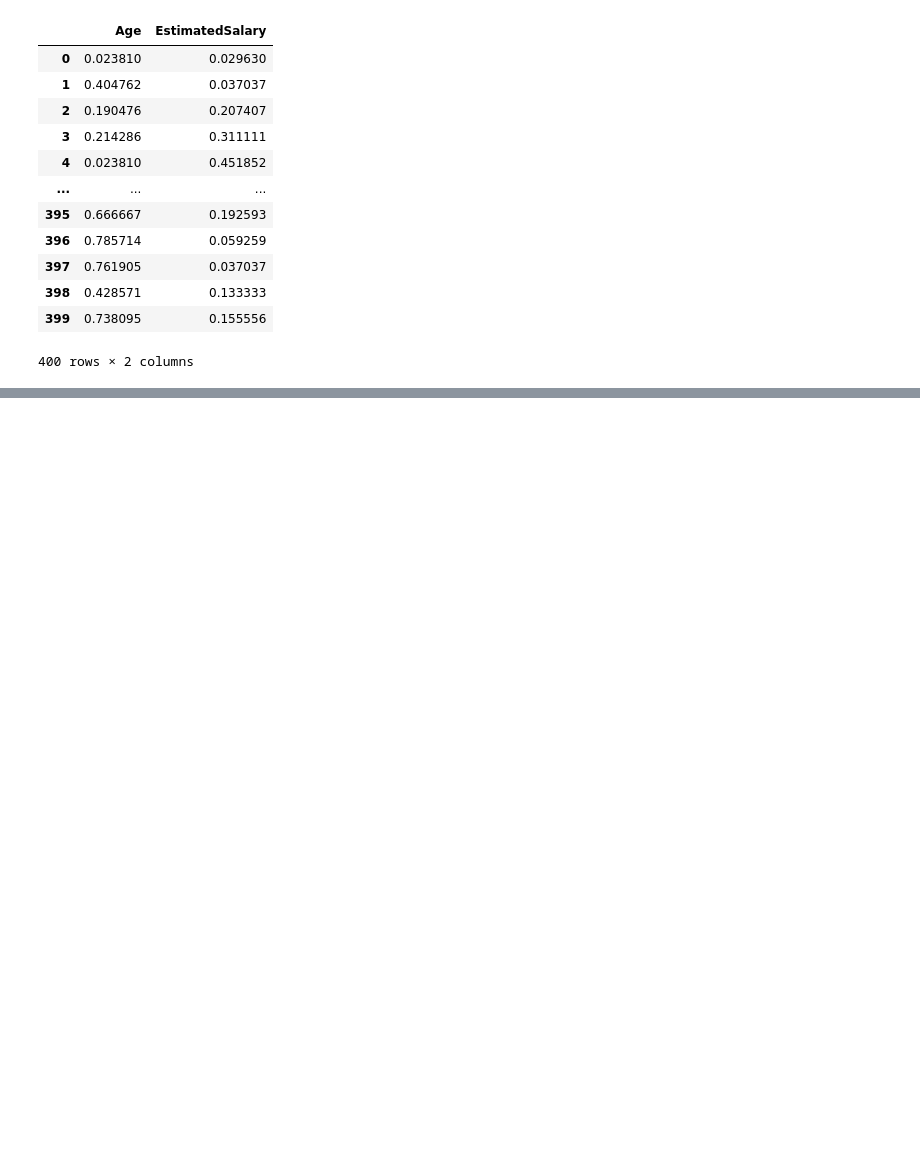
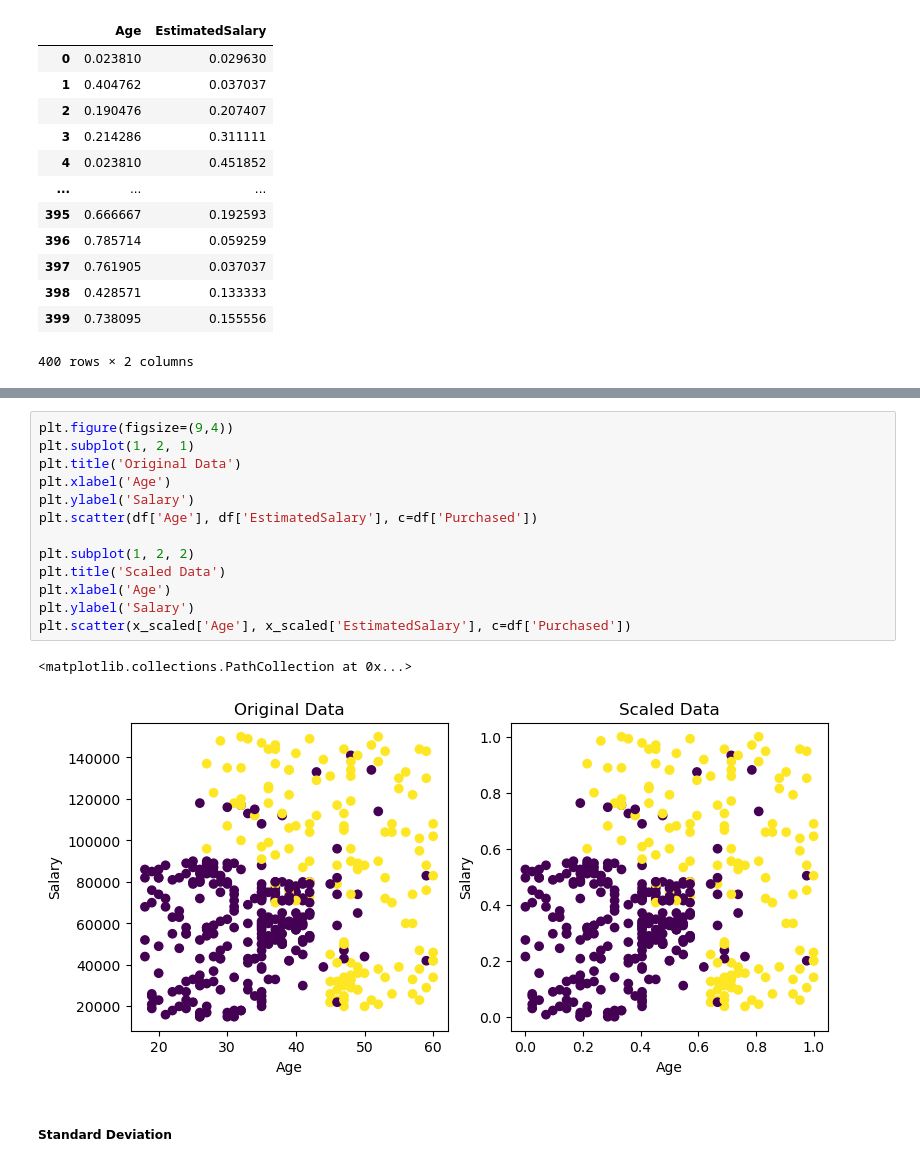
Before and after one commit to dipankar-majumder/cdac-pune-ai-ml-course, a Jupyter notebook: 29 Feature Scaling.ipynb, the cells around one changed output, grey strips where cells are left out. Drawn from its saved outputs; the diff is of its cells as text; blank space fills up the shorter version.

```diff
--- a/29 Feature Scaling.ipynb
+++ b/29 Feature Scaling.ipynb
@@ -135,0 +148,18 @@ x_scaled
+# %%
+plt.figure(figsize=(9,4))
+plt.subplot(1, 2, 1)
+plt.title('Original Data')
+plt.xlabel('Age')
+plt.ylabel('Salary')
+plt.scatter(df['Age'], df['EstimatedSalary'], c=df['Purchased'])
+
+plt.subplot(1, 2, 2)
+plt.title('Scaled Data')
+plt.xlabel('Age')
+plt.ylabel('Salary')
+plt.scatter(x_scaled['Age'], x_scaled['EstimatedSalary'], c=df['Purchased'])
+# %% [output]
+<matplotlib.collections.PathCollection at 0x...>
+[figure, added]
+# %% [markdown]
+##### Standard Deviation
```
Also changed, not shown: parts of 21 cells of this notebook.
